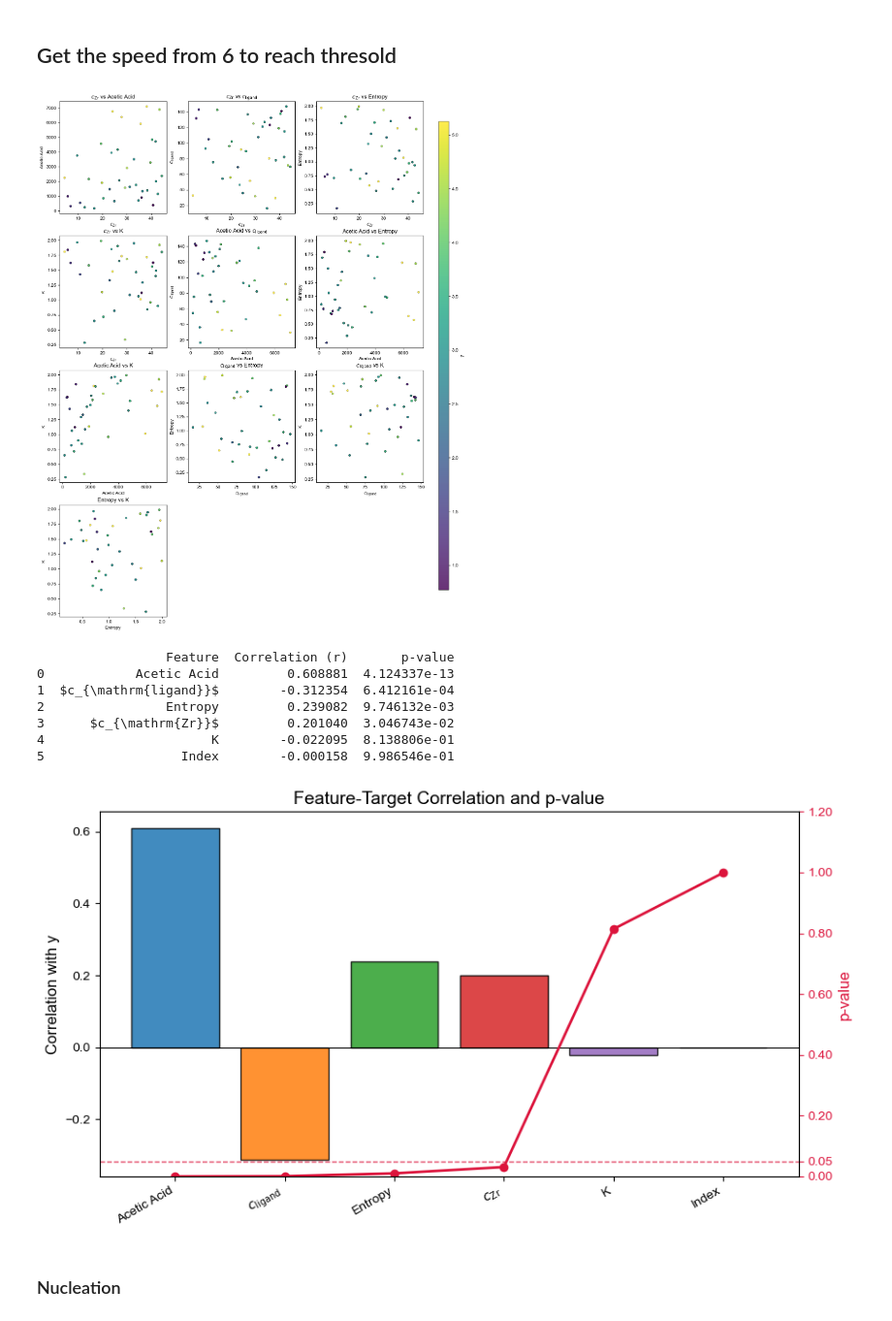
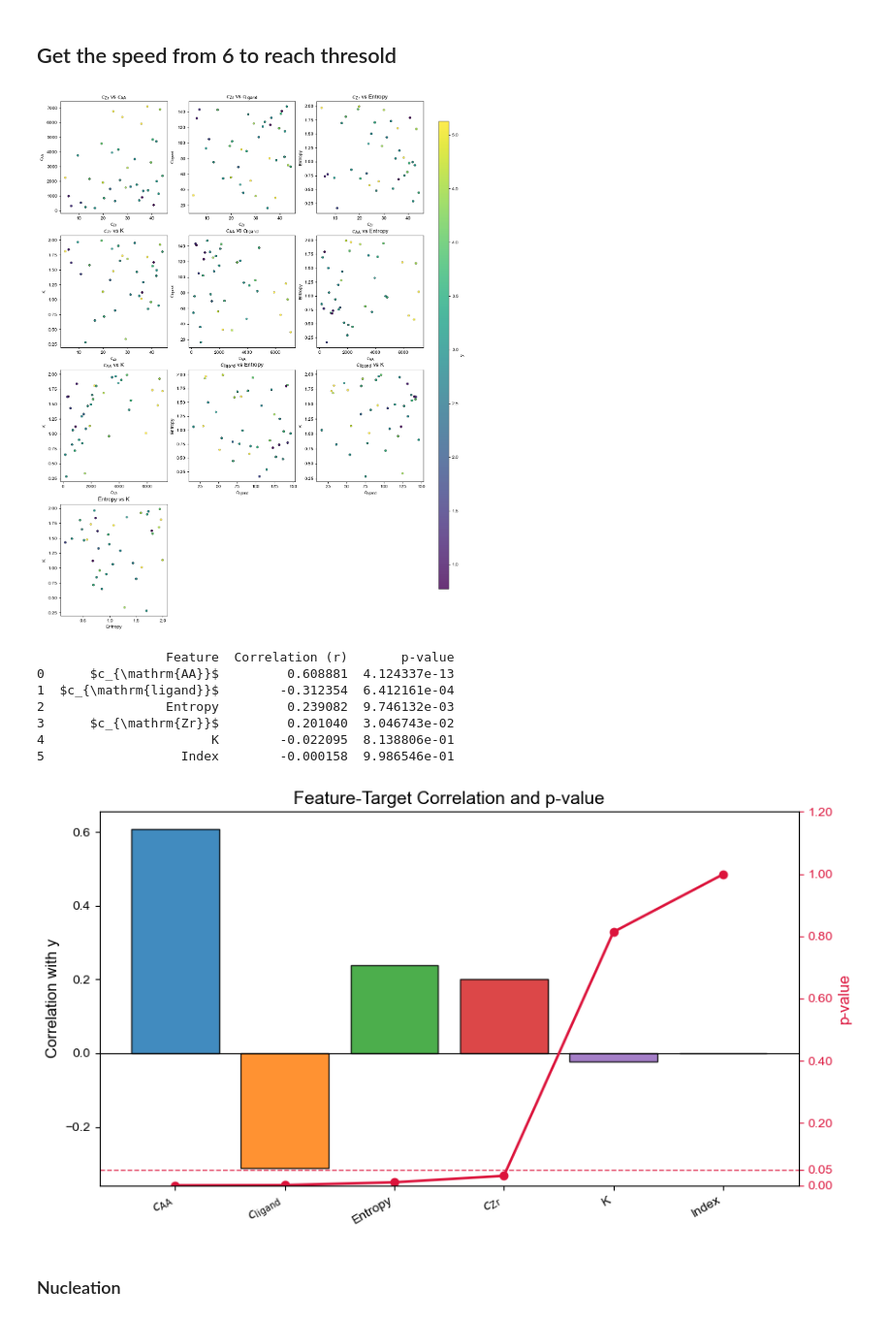
Before and after one commit to Wang-Group/mof-growth-simulator, a Jupyter notebook: UiO-66/UiO_66_batch0/analyze_growth_rate_4_20.ipynb, the cells around one changed output. Shown at 97% size. Saved outputs shown, nothing was run; the diff lists cells and outputs as text; code cells hidden in the pictures.

```diff
--- a/UiO-66/UiO_66_batch0/analyze_growth_rate_4_20.ipynb
+++ b/UiO-66/UiO_66_batch0/analyze_growth_rate_4_20.ipynb
@@ -205,7 +205,7 @@ name_map = {
     "SC": "Entropy",
     "KC": "K",
     "K_eff": r"$K_{\mathrm{eff}}$",
-    "FA": "Acetic Acid",
+    "FA": r"$c_{\mathrm{AA}}$",
     "Zr": r"$c_{\mathrm{Zr}}$",
     "L": r"$c_{\mathrm{ligand}}$",
 }
@@ -260,7 +260,7 @@ cbar.set_label("y")
 
 plt.show()
 # %% [output]
-[figure, old version]
+[figure, new version]
 # %%
 from scipy.stats import pearsonr
 import pandas as pd
@@ -271,7 +271,7 @@ name_map = {
     "SC": "Entropy",
     "KC": "K",
     "K_eff": r"$K_{\mathrm{eff}}$",
-    "FA": "Acetic Acid",
+    "FA": r"$c_{\mathrm{AA}}$",
     "Zr": r"$c_{\mathrm{Zr}}$",
     "L": r"$c_{\mathrm{ligand}}$",
 }
@@ -300,35 +300,35 @@ ax1.bar(
     corr_df["Correlation (r)"],
     color=plt.cm.tab10.colors[:len(corr_df)],
     edgecolor="black",
     alpha=0.85,
 )
 ax1.axhline(0, color="black", linewidth=0.8)
 ax1.set_ylabel("Correlation with y", fontsize=12)
 ax1.set_xticks(x)
 ax1.set_xticklabels(corr_df["Feature"], rotation=30, ha="right")
 
 ax2 = ax1.twinx()
 ax2.plot(x, corr_df["p-value"], color="crimson", marker="o", linewidth=2)
 ax2.axhline(0.05, color="crimson", linestyle="--", linewidth=1, alpha=0.8)
 ax2.set_ylabel("p-value", color="crimson", fontsize=12)
 ax2.tick_params(axis="y", colors="crimson")
 p_max = corr_df["p-value"].max()
 ax2.set_ylim(0, max(0.06, p_max * 1.1 if pd.notna(p_max) else 0.06))
 ticks = sorted(set([tick for tick in ax2.get_yticks() if tick >= 0] + [0.05]))
 ax2.set_yticks(ticks)
 
 ax1.set_title("Feature-Target Correlation and p-value", fontsize=14)
 fig.tight_layout()
 plt.show()
 # %% [output]
                  Feature  Correlation (r)       p-value
-0            Acetic Acid         0.608881  4.124337e-13
+0      $c_{\mathrm{AA}}$         0.608881  4.124337e-13
 1  $c_{\mathrm{ligand}}$        -0.312354  6.412161e-04
 2                Entropy         0.239082  9.746132e-03
 3      $c_{\mathrm{Zr}}$         0.201040  3.046743e-02
 4                      K        -0.022095  8.138806e-01
 5                  Index        -0.000158  9.986546e-01
-[figure, old version]
+[figure, new version]
 # %% [markdown]
 ### Nucleation
 # %%
```
Also changed, not shown: parts of 2 cells of this notebook.
